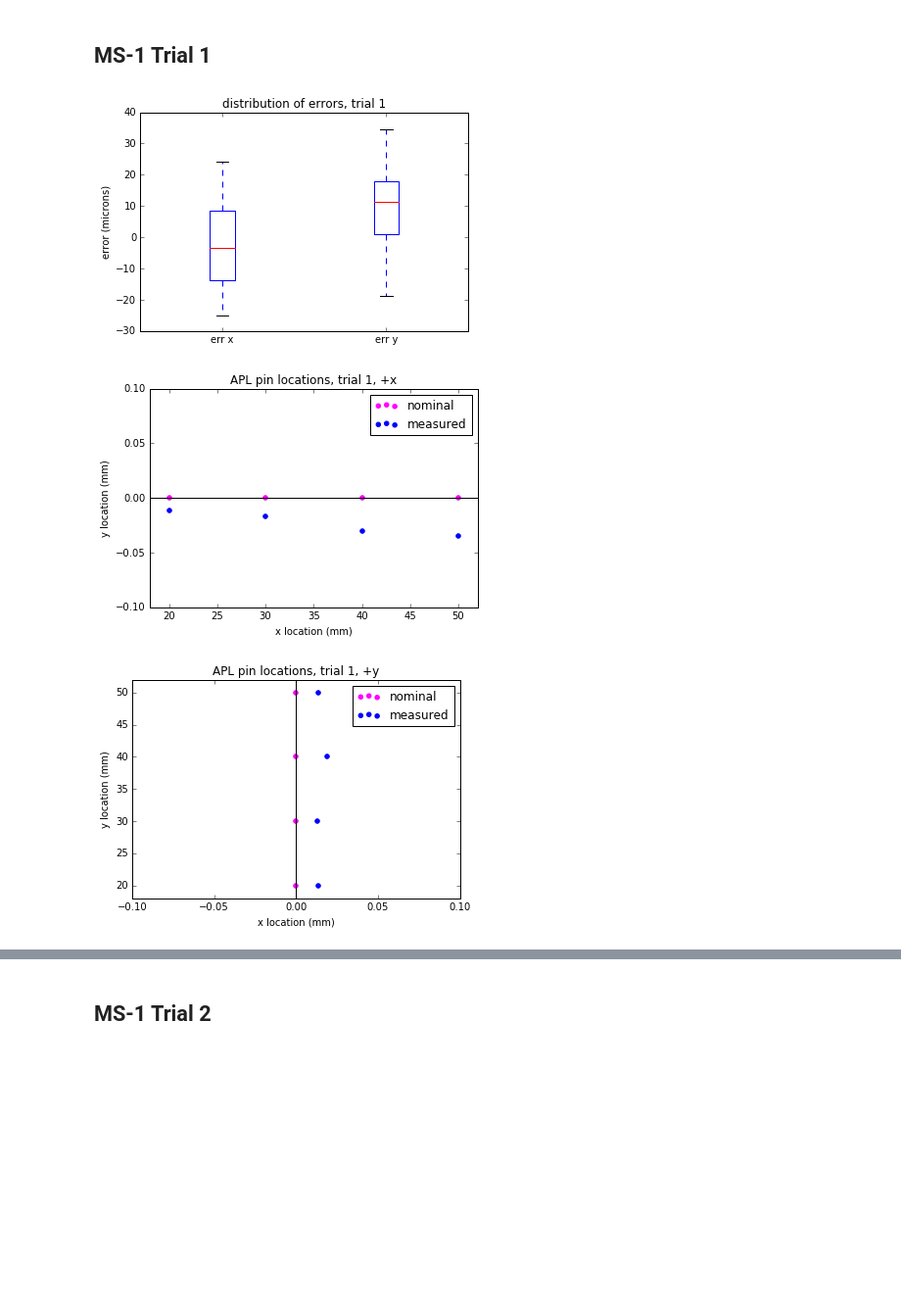
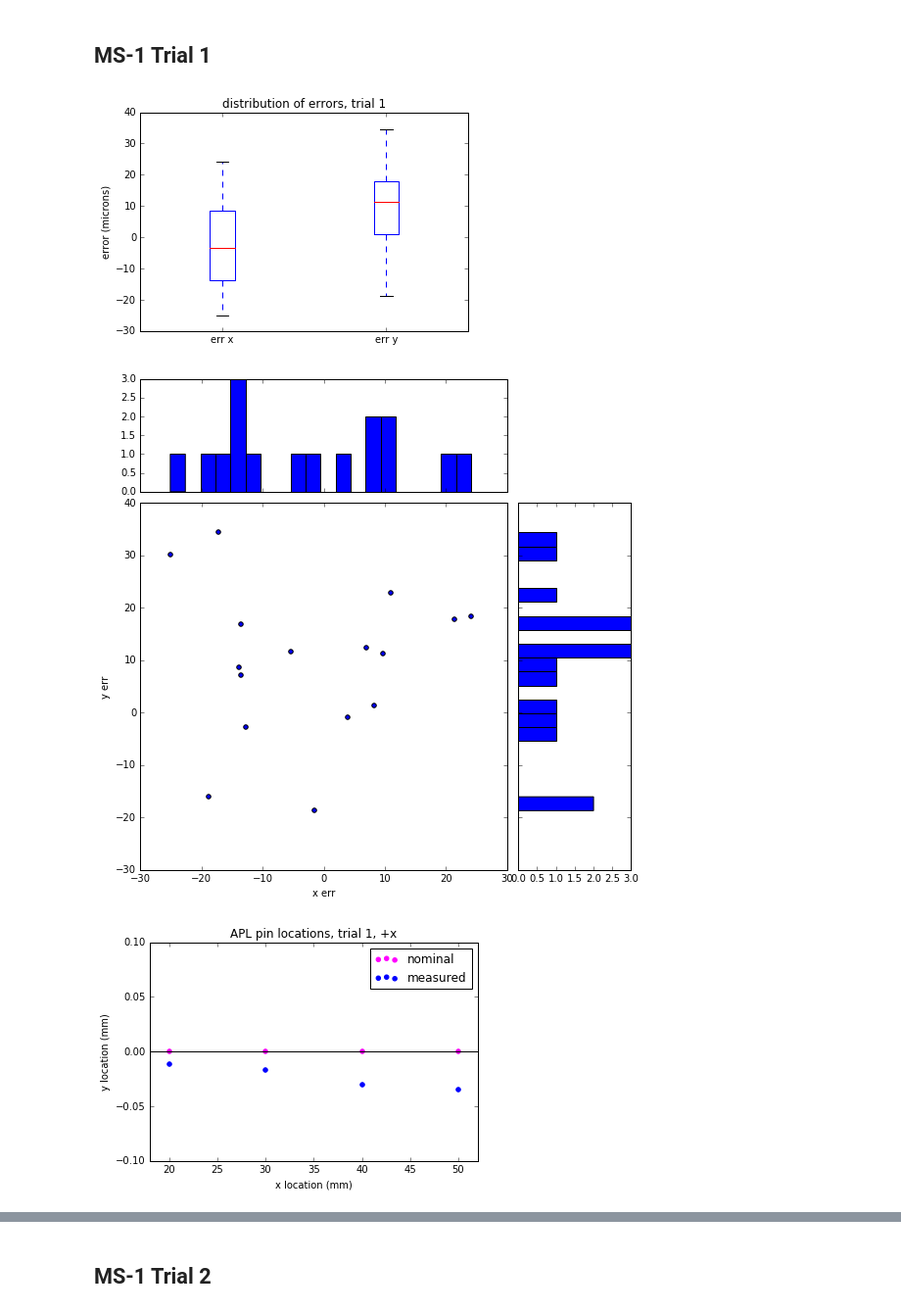
Before and after one commit to mjpekala/gp-am-study, a Jupyter notebook: examples/APL_M290_maraging_steel.ipynb, the cells around one changed output, grey strips where cells are left out. Shown at 98% size. Drawn from its saved outputs; the diff is of its cells as text; code cells hidden in the pictures; blank space fills up the shorter version.

Commit message:
added scatter histograms of raw data

```diff
--- a/examples/APL_M290_maraging_steel.ipynb
+++ b/examples/APL_M290_maraging_steel.ipynb
@@ -89,28 +92,31 @@ Xm3 = Xn - D3
 # %%
 
 plt.boxplot(1000.*D1, labels=["err x", 'err y'])
 plt.ylabel('error (microns)')
 plt.title('distribution of errors, trial 1')
+plt.show()
+
+scatter_hist(1e3*D1[:,0], 1e3*D1[:,1], xlab='x err', ylab='y err')
 
 plot_pins(Xn, Xm1)
 plt.title('APL pin locations, trial 1, +x')
 plt.xlim([18, 52]);  plt.ylim([-.1, .1])
 
 plot_pins(Xn, Xm1)
 plt.title('APL pin locations, trial 1, +y')
 plt.xlim([-.1, .1]);  plt.ylim([18, 52])
 
 plot_pins(Xn, Xm1)
 plt.title('APL pin locations, trial 1, -x')
 plt.xlim([-18, -52]);  plt.ylim([-.1, .1])
 
 plot_pins(Xn, Xm1)
 plt.title('APL pin locations, trial 1, -y')
 plt.xlim([-.1, .1]);  plt.ylim([-18, -52])
 
 plot_xy_err_2d(thetaN, 1000*D1[:,0], 1000*D1[:,1], xLabel='theta (nominal)', yLabel='err (microns)')
 plot_xy_err_2d(rN, 1000*D1[:,0], 1000*D1[:,1], xLabel='r (nominal)', yLabel='err (microns)')
 # %% [output]
 [figure]
-[figure, old version]
+[figure, new version]
-[figure, old version]
+[figure, new version]
```
Also changed, not shown: parts of 5 cells of this notebook, 2 other files.
